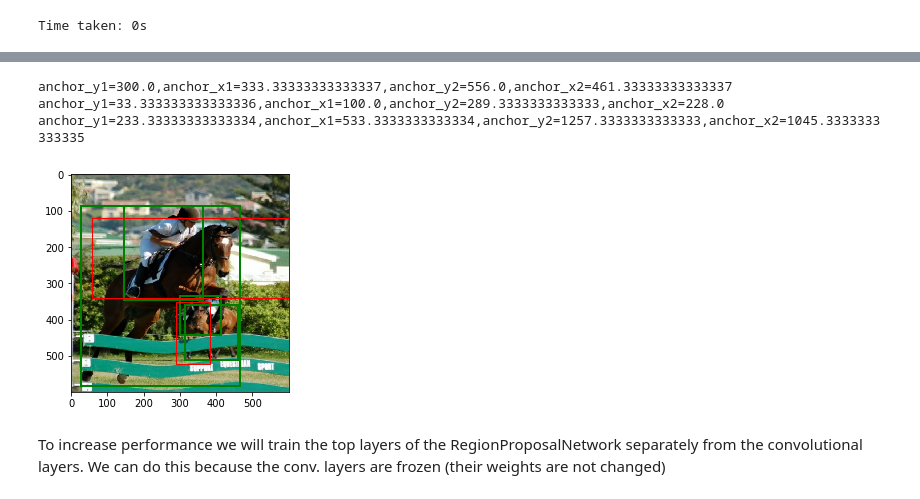
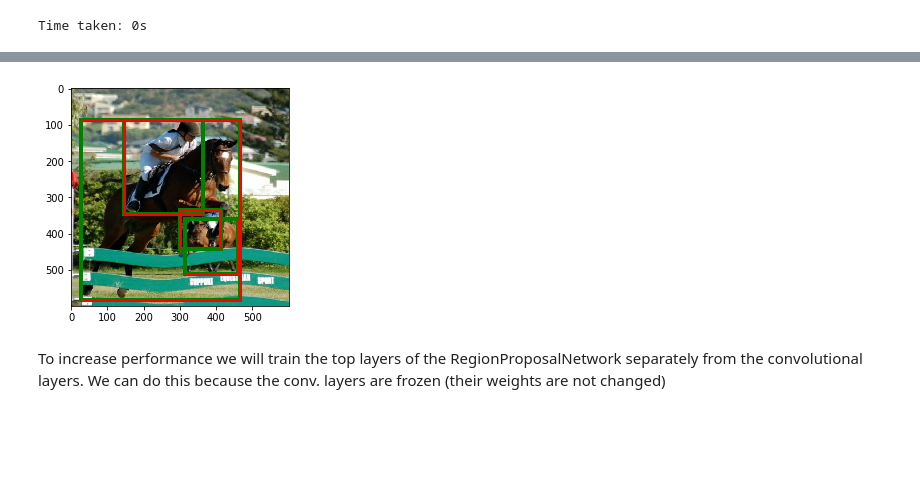
Before and after one commit to georgepachitariu/ml-practice, a Jupyter notebook: Object-detection/Faster R-CNN.ipynb, the cells around one changed output, grey strips where cells are left out. Saved outputs shown, nothing was run; the diff lists cells and outputs as text; code cells hidden in the pictures; blank space fills up the shorter version.

Commit message:
regression train data is computed correctly

```diff
--- a/Object-detection/Faster R-CNN.ipynb
+++ b/Object-detection/Faster R-CNN.ipynb
@@ -63,7 +63,7 @@ for row in dataset.take(1):
 # %% [output]
 [figure]
 # %%
-TRAIN_SIZE=1 # 2000  # TODO: start with 100 images
+TRAIN_SIZE=10 # 2000  # TODO: start with 100 images
 
 dataset.shuffle(buffer_size=2501)
 train = dataset.take(TRAIN_SIZE)
@@ -115,50 +115,46 @@ def draw_all_groundtruth_objects(row, ax):
     for bbox, label in zip(row['objects']['bbox'].numpy(), row['objects']['label'].numpy()):
         y_start, x_start, y_finish, x_finish = bbox_perc_to_pixels(bbox)
 
-        rect = patches.Rectangle((x_start, y_start), x_finish-x_start, y_finish-y_start, linewidth=2,
+        rect = patches.Rectangle((x_start, y_start), x_finish-x_start, y_finish-y_start, linewidth=4,
                                  edgecolor='green', facecolor='none')
         ax.add_patch(rect)
 # %%
-# Visualize the computed regression values
-# Green is the round truth object
-# Red is the anchor + regression offset object
+# Here we test that we created the regression values correctly.
+# Meaning that taking 3 random anchors together with their regression values,
+# they will describe a ground-truth object.
 
 scale = IMG_SIZE / 17
 for im, row in enumerate(train.take(1)):
     image = row['image'].numpy().astype(float)
     plt.imshow(image)
     ax = plt.gca()
 
     draw_all_groundtruth_objects(row, ax)
 
-    all_possible_anchors = list(get_all_anchors())
+    for i, row in enumerate(anchors_map):
+        for j, column in enumerate(row):
+            for r, ratio in enumerate(column):
+                for s, size in enumerate(ratio):
 
-    # get the ground truth from 3 random spots
-    for _ in range(3):
-        #TODO shpuld select randomly from anchors_map
+                    distance = regression_values_dataset[im][i,j].reshape((3,3,4))[r,s]
 
-        #k = int(np.random.rand() * len(all_possible_anchors))
-        #anchor_y1, anchor_x1, anchor_y2, anchor_x2, i, j, r, s = all_possible_anchors[k]
+                    groundtruth_x1, groundtruth_y1, groundtruth_width, groundtruth_height = anchor_and_distance_to_groundtruth(
+                        anchors_map['y1'][i,j,r,s],
+                        anchors_map['x1'][i,j,r,s],
+                        anchors_map['y2'][i,j,r,s],
+                        anchors_map['x2'][i,j,r,s], distance)
 
-        print("anchor_y1={0},anchor_x1={1},anchor_y2={2},anchor_x2={3}".format(
-            anchor_y1, anchor_x1, anchor_y2, anchor_x2))
-
-        distance = regression_values_dataset[im][i][j].reshape((3,3,4))
-
-        groundtruth_x1, groundtruth_y1, groundtruth_width, groundtruth_height = \
-            anchor_and_distance_to_groundtruth(anchor_y1, anchor_x1, anchor_y2, anchor_x2, distance)
-
-        rect = patches.Rectangle((groundtruth_x1, groundtruth_y1),
-                                groundtruth_width, groundtruth_height,
-                                linewidth=1, edgecolor='red', facecolor='none')
-        ax.add_patch(rect)
+                    rect = patches.Rectangle((groundtruth_x1, groundtruth_y1),
+                                            groundtruth_width, groundtruth_height,
+                                            linewidth=1, edgecolor='red', facecolor='none')
+                    ax.add_patch(rect)
 
     plt.show()
+
+# Green is the round truth object. Red is the anchor + regression offset object.
+# The fact that we can see a red line through every green lines, means that we covered all boxes correctly.
 # %% [output]
-anchor_y1=300.0,anchor_x1=333.33333333333337,anchor_y2=556.0,anchor_x2=461.33333333333337
-anchor_y1=33.333333333333336,anchor_x1=100.0,anchor_y2=289.3333333333333,anchor_x2=228.0
-anchor_y1=233.33333333333334,anchor_x1=533.3333333333334,anchor_y2=1257.3333333333333,anchor_x2=1045.3333333333335
-[figure, old version]
+[figure, new version]
 # %%
 #labels = classification_values_dataset
 #r = np.random.rand(*labels.shape)
```
Also changed, not shown: parts of 2 cells of this notebook, 1 other file.
